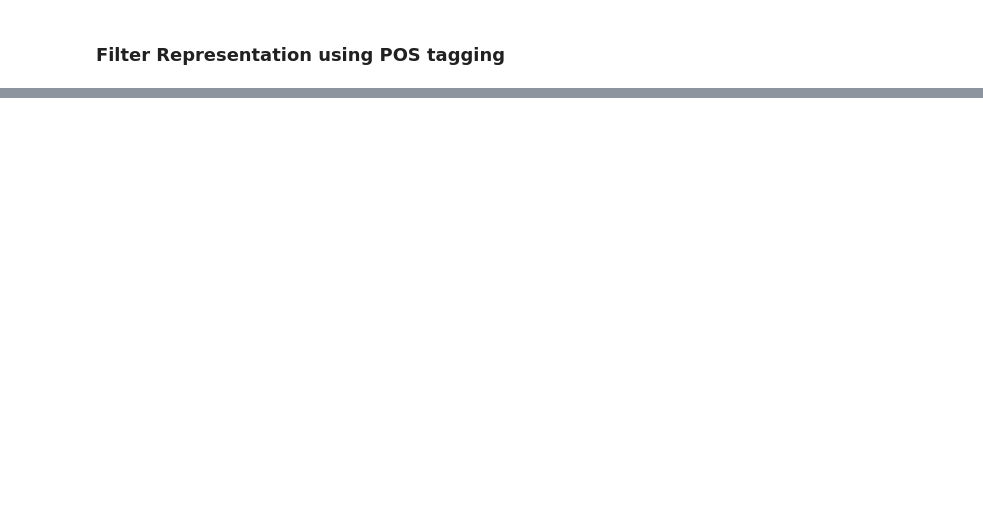
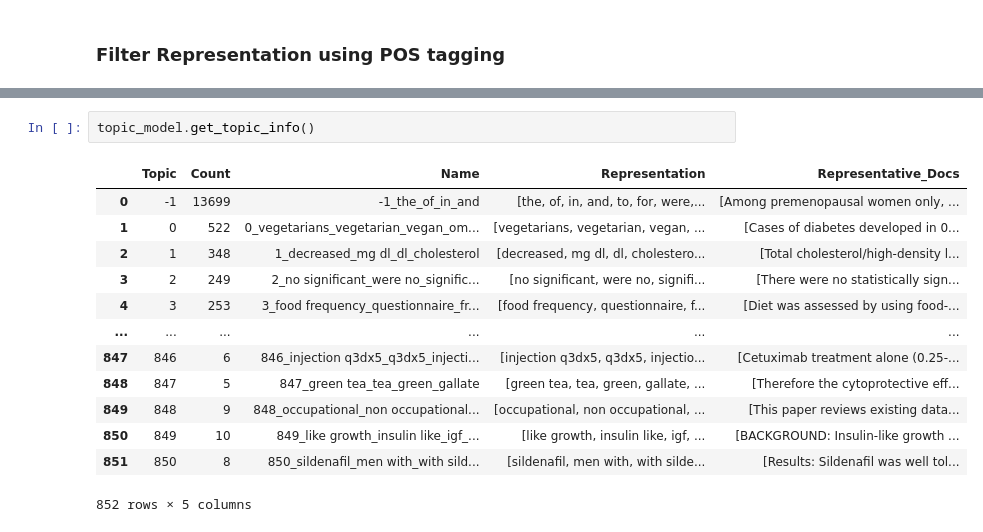
Before and after one commit to Brian-Konr/d2qplus, a Jupyter notebook: playground/topic-modeling/visualize.ipynb, the cells around one changed output, grey strips where cells are left out. Drawn from its saved outputs; the diff is of its cells as text; blank space fills up the shorter version.

```diff
--- a/playground/topic-modeling/visualize.ipynb
+++ b/playground/topic-modeling/visualize.ipynb
@@ -202,0 +279,16 @@ ValueError: dictionary has to be provided if topics are to be used.
+# %%
+topic_model.get_topic_info()
+# %% [output]
+|  | Topic | Count | Name | Representation | Representative_Docs |
+| 0 | -1 | 13699 | -1_the_of_in_and | [the, of, in, and, to, for, were,... | [Among premenopausal women only, ... |
+| 1 | 0 | 522 | 0_vegetarians_vegetarian_vegan_om... | [vegetarians, vegetarian, vegan, ... | [Cases of diabetes developed in 0... |
+| 2 | 1 | 348 | 1_decreased_mg dl_dl_cholesterol | [decreased, mg dl, dl, cholestero... | [Total cholesterol/high-density l... |
+| 3 | 2 | 249 | 2_no significant_were no_signific... | [no significant, were no, signifi... | [There were no statistically sign... |
+| 4 | 3 | 253 | 3_food frequency_questionnaire_fr... | [food frequency, questionnaire, f... | [Diet was assessed by using food-... |
+| ... | ... | ... | ... | ... | ... |
+| 847 | 846 | 6 | 846_injection q3dx5_q3dx5_injecti... | [injection q3dx5, q3dx5, injectio... | [Cetuximab treatment alone (0.25-... |
+| 848 | 847 | 5 | 847_green tea_tea_green_gallate | [green tea, tea, green, gallate, ... | [Therefore the cytoprotective eff... |
+| 849 | 848 | 9 | 848_occupational_non occupational... | [occupational, non occupational, ... | [This paper reviews existing data... |
+| 850 | 849 | 10 | 849_like growth_insulin like_igf_... | [like growth, insulin like, igf, ... | [BACKGROUND: Insulin-like growth ... |
+| 851 | 850 | 8 | 850_sildenafil_men with_with sild... | [sildenafil, men with, with silde... | [Results: Sildenafil was well tol... |
+852 rows × 5 columns
```
Also changed, not shown: parts of 17 cells of this notebook, 9 other files.
